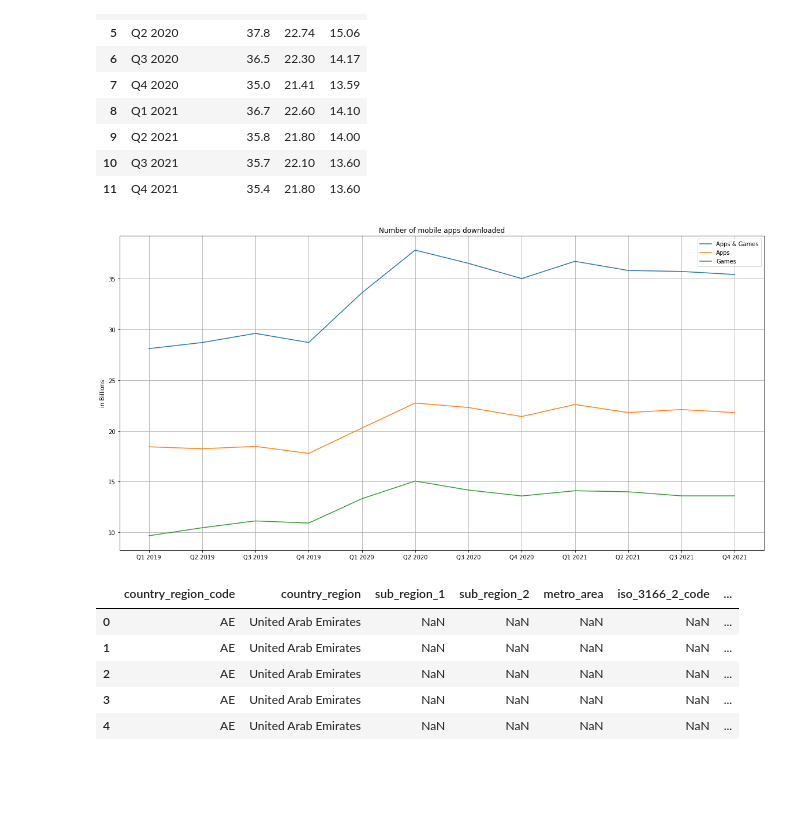
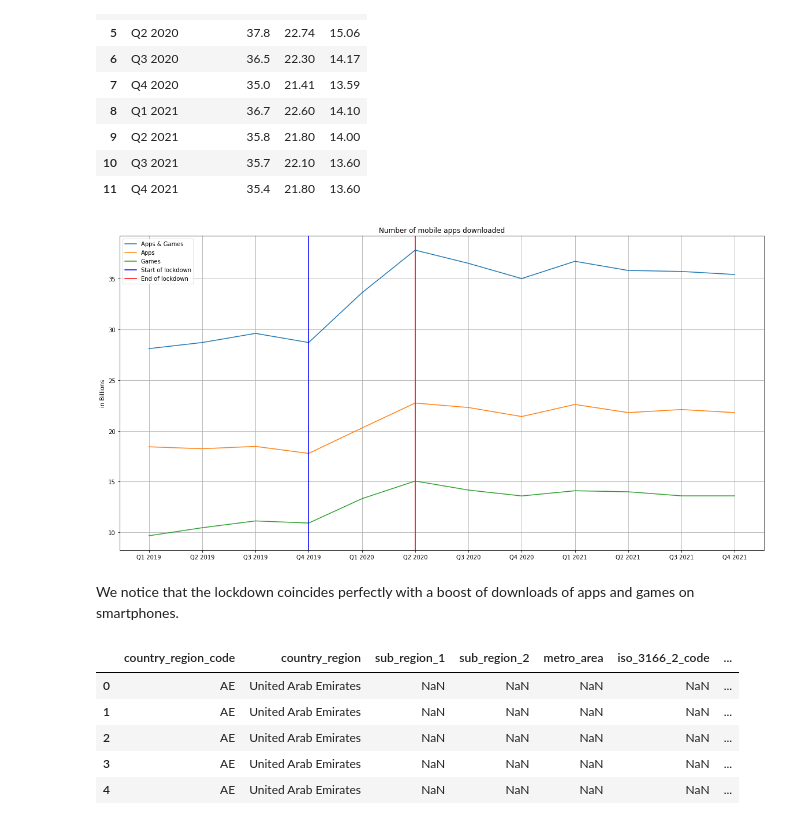
Before and after one commit to epfl-ada/ada-2022-project-teamjose, a Jupyter notebook: analyses/PageView + download app + mobility + amazon books + twitch global.ipynb, the cells around one changed output. Drawn from its saved outputs; the diff is of its cells as text; code cells hidden in the pictures; blank space fills up the shorter version.

```diff
--- a/analyses/PageView + download app + mobility + amazon books + twitch global.ipynb
+++ b/analyses/PageView + download app + mobility + amazon books + twitch global.ipynb
@@ -112,12 +126,14 @@ apps_downloads
 # %%
 plt.figure(figsize=(20,10))
 plt.plot(apps_downloads["Date"], apps_downloads["Apps & Games"], label="Apps & Games")
 plt.plot(apps_downloads["Date"], apps_downloads["Apps"], label="Apps")
 plt.plot(apps_downloads["Date"], apps_downloads["Game"], label="Games")
+plt.axvline(x = 3, color = 'b', label = 'Start of lockdown')
+plt.axvline(x = 5, color = 'r', label = 'End of lockdown')
 plt.legend()
 plt.grid()
 plt.title("Number of mobile apps downloaded")
 plt.ylabel("in Billions")
 plt.show()
 # %% [output]
-[figure, old version]
+[figure, new version]
@@ -125,0 +140,2 @@ global_mobility_report = pd.read_csv("data/Global_Mobility_Report.csv")
+# %% [markdown]
+We notice that the lockdown coincides perfectly with a boost of downloads of apps and games on smartphones.
```
Also changed, not shown: parts of 22 cells of this notebook.
